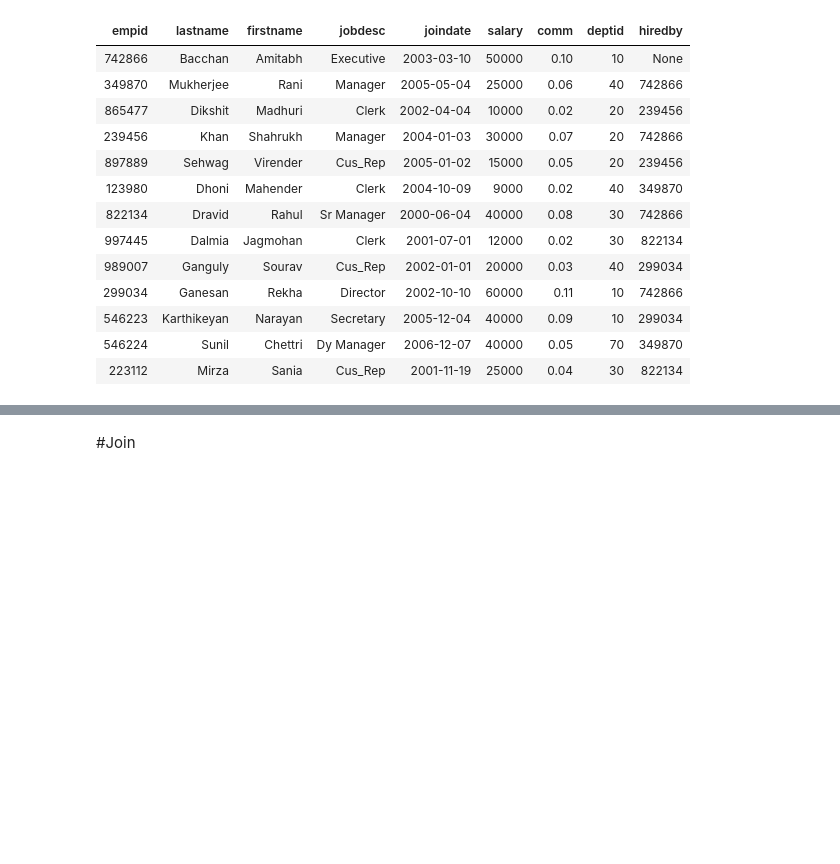
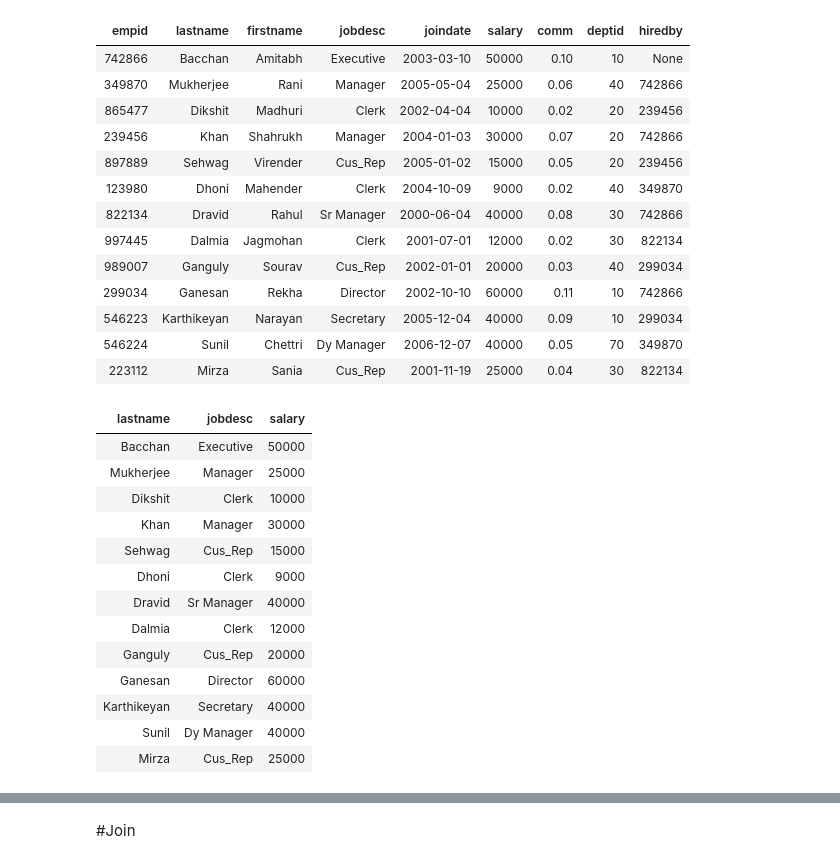
Before and after one commit to Praxis-QR/RDWH, a Jupyter notebook: PostgreSQL_02_Basic_SQL.ipynb, the cells around one changed output, grey strips where cells are left out. Saved outputs shown, nothing was run; the diff lists cells and outputs as text; code cells hidden in the pictures; blank space fills up the shorter version.

Commit message:
Select | Where | ... | Join

```diff
--- a/PostgreSQL_02_Basic_SQL.ipynb
+++ b/PostgreSQL_02_Basic_SQL.ipynb
@@ -200,3 +219,20 @@ runSelect('select * from empl')
 | 546223 | Karthikeyan | Narayan | Secretary | 2005-12-04 | 40000 | 0.09 | 10 | 299034 |
 | 546224 | Sunil | Chettri | Dy Manager | 2006-12-07 | 40000 | 0.05 | 70 | 349870 |
 | 223112 | Mirza | Sania | Cus_Rep | 2001-11-19 | 25000 | 0.04 | 30 | 822134 |
+# %%
+runSelect('select lastname, jobdesc, salary from empl')
+# %% [output]
+| lastname | jobdesc | salary |
+| Bacchan | Executive | 50000 |
+| Mukherjee | Manager | 25000 |
+| Dikshit | Clerk | 10000 |
+| Khan | Manager | 30000 |
+| Sehwag | Cus_Rep | 15000 |
+| Dhoni | Clerk | 9000 |
+| Dravid | Sr Manager | 40000 |
+| Dalmia | Clerk | 12000 |
+| Ganguly | Cus_Rep | 20000 |
+| Ganesan | Director | 60000 |
+| Karthikeyan | Secretary | 40000 |
+| Sunil | Dy Manager | 40000 |
+| Mirza | Cus_Rep | 25000 |
```
Also changed, not shown: parts of 11 cells of this notebook.
